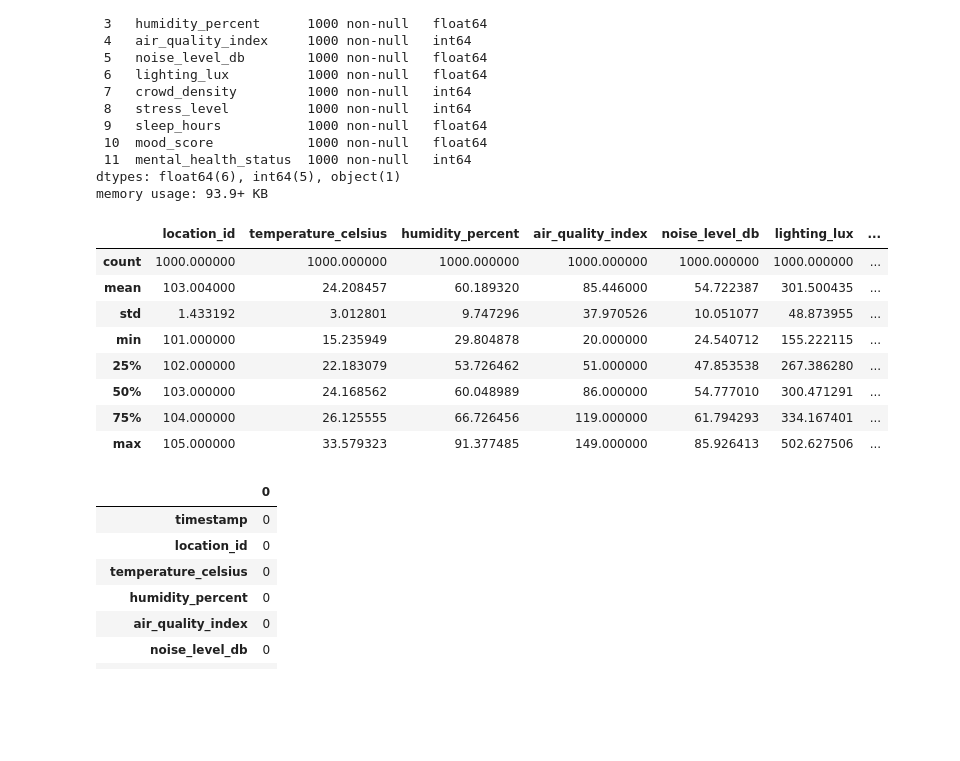
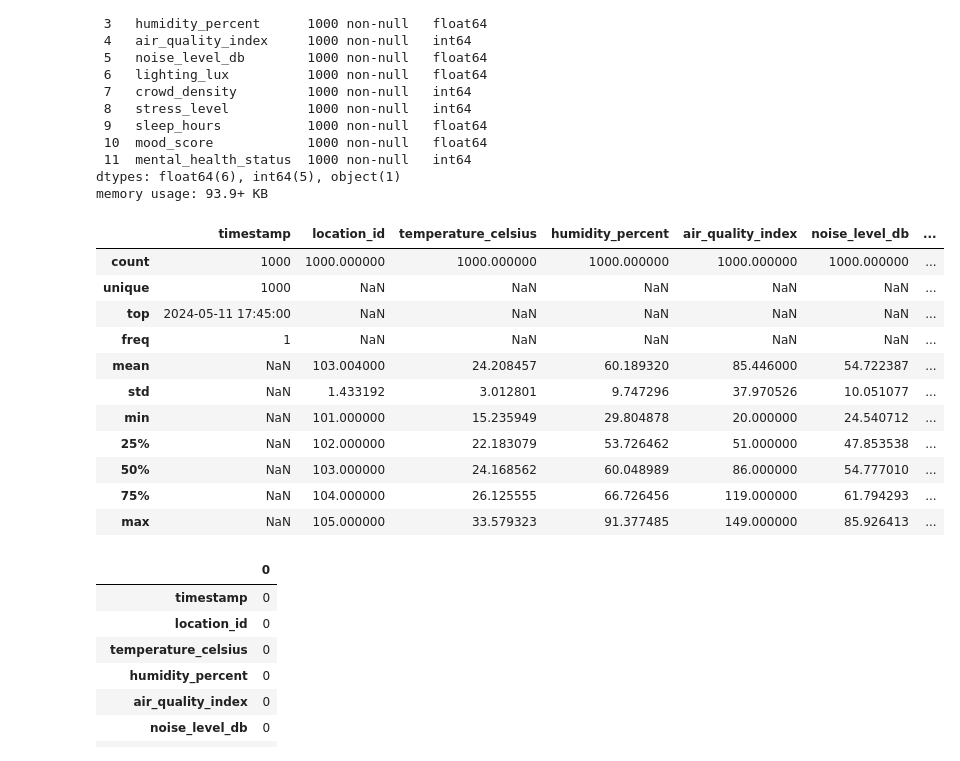
Before and after one commit to Nikhil5566/EDA-Prostate-cancer-dataset-, a Jupyter notebook: university_mental_health_iot_dataset.ipynb, the cells around one changed output. Drawn from its saved outputs; the diff is of its cells as text; code cells hidden in the pictures; blank space fills up the shorter version.

```diff
--- a/university_mental_health_iot_dataset.ipynb
+++ b/university_mental_health_iot_dataset.ipynb
@@ -89,17 +89,20 @@ Data columns (total 12 columns):
 dtypes: float64(6), int64(5), object(1)
 memory usage: 93.9+ KB
 # %%
-df.describe()
+df.describe(include = 'all')
 # %% [output]
-|  | location_id | temperature_celsius | humidity_percent | air_quality_index | noise_level_db | lighting_lux | ... |
-| count | 1000.000000 | 1000.000000 | 1000.000000 | 1000.000000 | 1000.000000 | 1000.000000 | ... |
-| mean | 103.004000 | 24.208457 | 60.189320 | 85.446000 | 54.722387 | 301.500435 | ... |
-| std | 1.433192 | 3.012801 | 9.747296 | 37.970526 | 10.051077 | 48.873955 | ... |
-| min | 101.000000 | 15.235949 | 29.804878 | 20.000000 | 24.540712 | 155.222115 | ... |
-| 25% | 102.000000 | 22.183079 | 53.726462 | 51.000000 | 47.853538 | 267.386280 | ... |
-| 50% | 103.000000 | 24.168562 | 60.048989 | 86.000000 | 54.777010 | 300.471291 | ... |
-| 75% | 104.000000 | 26.125555 | 66.726456 | 119.000000 | 61.794293 | 334.167401 | ... |
-| max | 105.000000 | 33.579323 | 91.377485 | 149.000000 | 85.926413 | 502.627506 | ... |
+|  | timestamp | location_id | temperature_celsius | humidity_percent | air_quality_index | noise_level_db | ... |
+| count | 1000 | 1000.000000 | 1000.000000 | 1000.000000 | 1000.000000 | 1000.000000 | ... |
+| unique | 1000 | NaN | NaN | NaN | NaN | NaN | ... |
+| top | 2024-05-11 17:45:00 | NaN | NaN | NaN | NaN | NaN | ... |
+| freq | 1 | NaN | NaN | NaN | NaN | NaN | ... |
+| mean | NaN | 103.004000 | 24.208457 | 60.189320 | 85.446000 | 54.722387 | ... |
+| std | NaN | 1.433192 | 3.012801 | 9.747296 | 37.970526 | 10.051077 | ... |
+| min | NaN | 101.000000 | 15.235949 | 29.804878 | 20.000000 | 24.540712 | ... |
+| 25% | NaN | 102.000000 | 22.183079 | 53.726462 | 51.000000 | 47.853538 | ... |
+| 50% | NaN | 103.000000 | 24.168562 | 60.048989 | 86.000000 | 54.777010 | ... |
+| 75% | NaN | 104.000000 | 26.125555 | 66.726456 | 119.000000 | 61.794293 | ... |
+| max | NaN | 105.000000 | 33.579323 | 91.377485 | 149.000000 | 85.926413 | ... |
 # %%
 df.isnull().sum()
 # %% [output]
```
Also changed, not shown: parts of 14 cells of this notebook.
